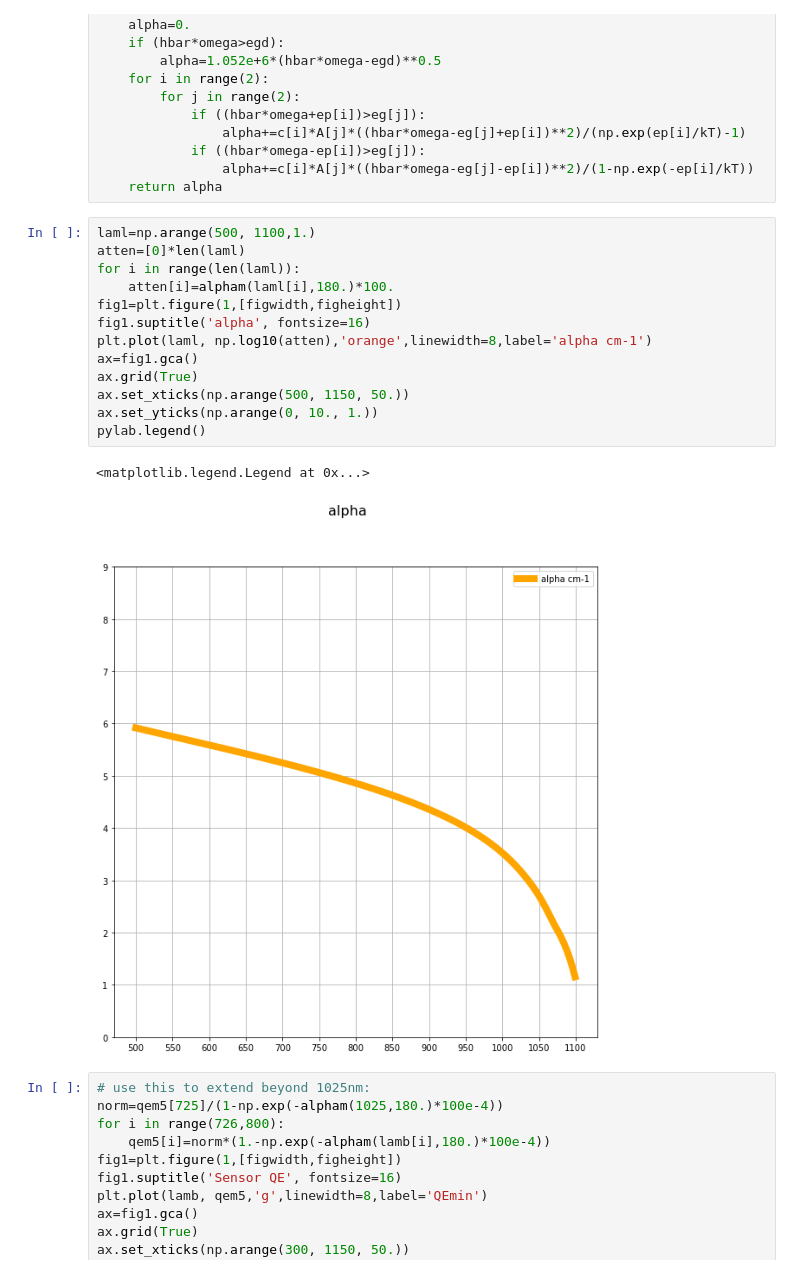
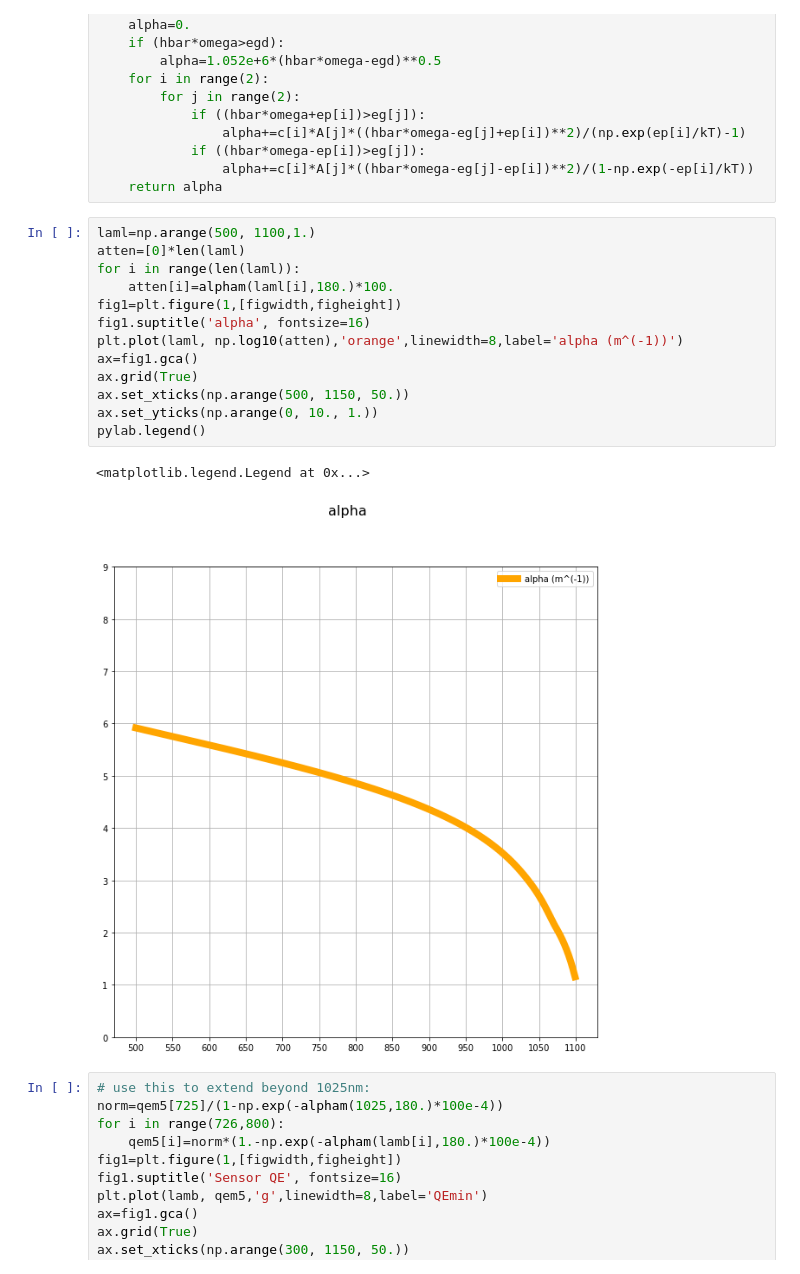
Before and after one commit to smr456/QE-working-area, a Jupyter notebook: QE_v3.ipynb, the cells around one changed output. Cells and saved outputs as stored; diff of their text form.

```diff
--- a/QE_v3.ipynb
+++ b/QE_v3.ipynb
@@ -618,19 +618,19 @@ def alpham(lam,T):
 # %%
 laml=np.arange(500, 1100,1.)
 atten=[0]*len(laml)
 for i in range(len(laml)):
     atten[i]=alpham(laml[i],180.)*100.
 fig1=plt.figure(1,[figwidth,figheight])
 fig1.suptitle('alpha', fontsize=16)
-plt.plot(laml, np.log10(atten),'orange',linewidth=8,label='alpha cm-1')
+plt.plot(laml, np.log10(atten),'orange',linewidth=8,label='alpha (m^(-1))')
 ax=fig1.gca()
 ax.grid(True)
 ax.set_xticks(np.arange(500, 1150, 50.))
 ax.set_yticks(np.arange(0, 10., 1.))
 pylab.legend()
 # %% [output]
 <matplotlib.legend.Legend at 0x...>
-[figure, old version]
+[figure, new version]
 # %%
 # use this to extend beyond 1025nm:
 norm=qem5[725]/(1-np.exp(-alpham(1025,180.)*100e-4))
```
